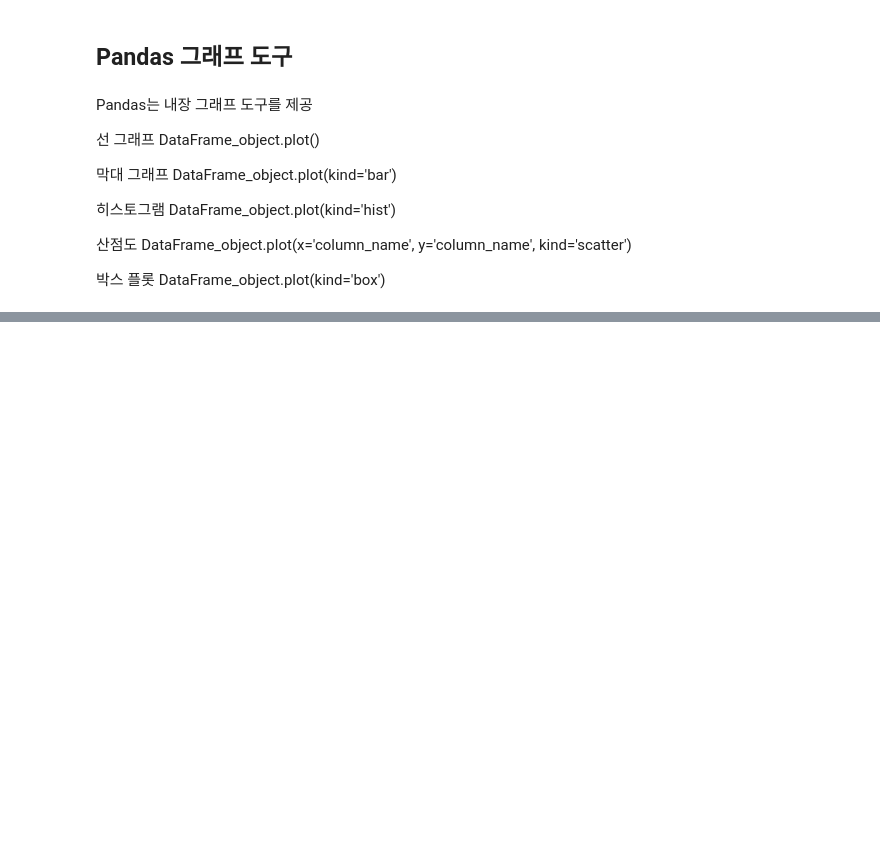
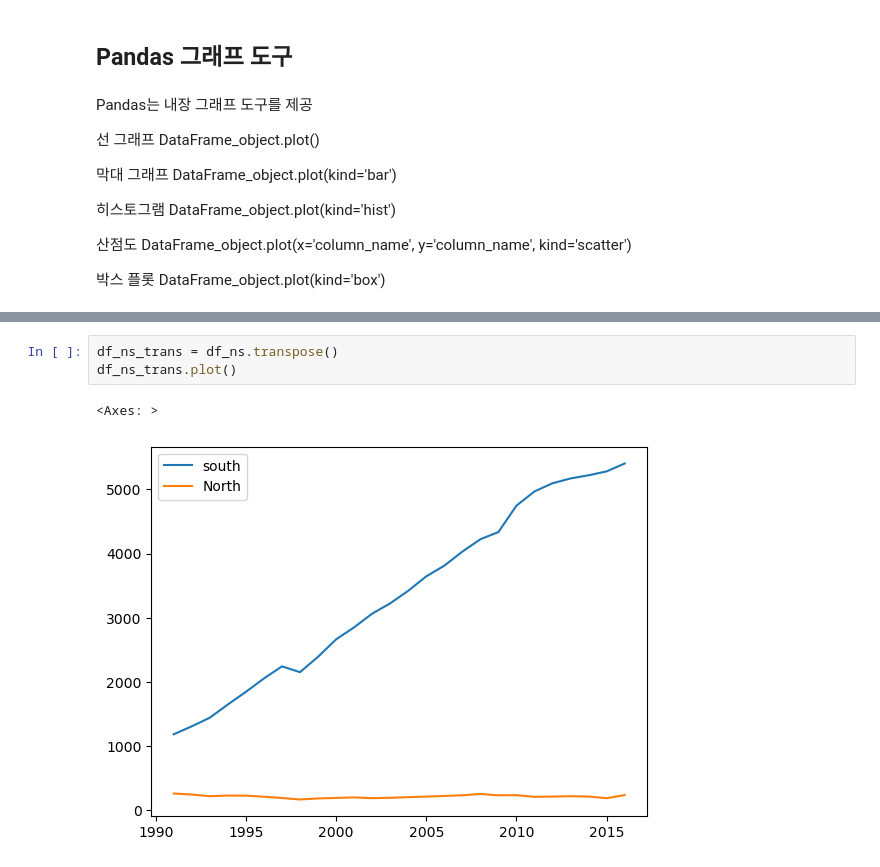
Before and after one commit to JaeHyeok29/Data-Science, a Jupyter notebook: moduleprac/module04.ipynb, the cells around one changed output, grey strips where cells are left out. Saved outputs shown, nothing was run; the diff lists cells and outputs as text; blank space fills up the shorter version.

```diff
--- a/moduleprac/module04.ipynb
+++ b/moduleprac/module04.ipynb
@@ -294,0 +313,6 @@ DataFrame_object.plot(kind='box')
+# %%
+df_ns_trans = df_ns.transpose()
+df_ns_trans.plot()
+# %% [output]
+<Axes: >
+[figure, added]
```
Also changed, not shown: parts of 10 cells of this notebook, 3 other files.
